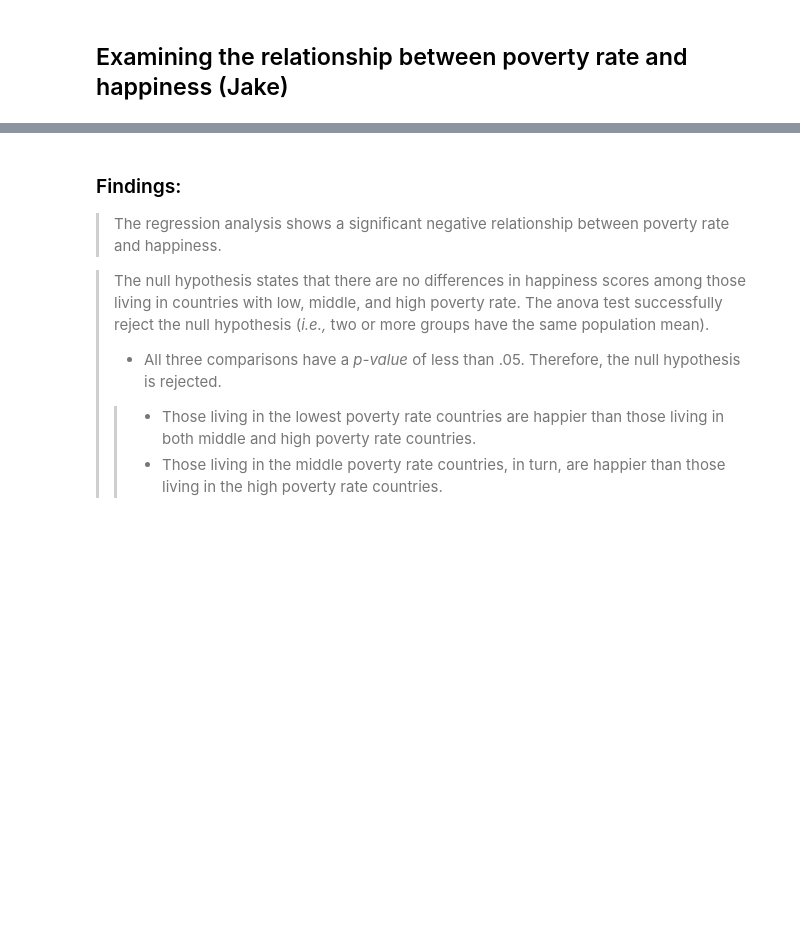
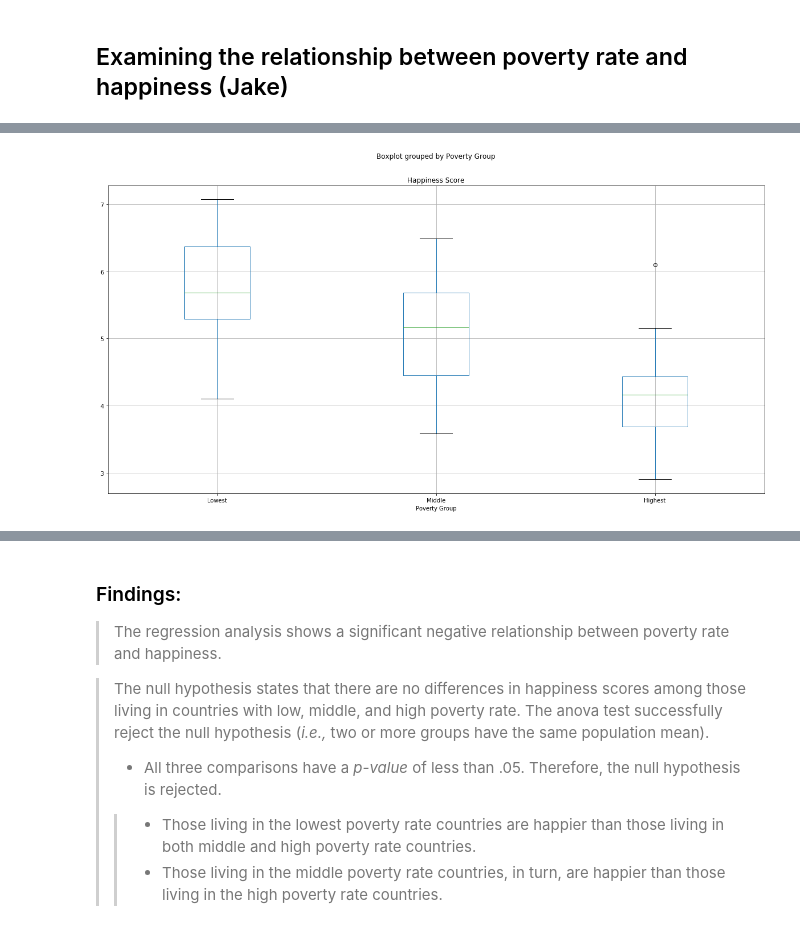
Before and after one commit to jakeportra/Project_1_World_Happiness, a Jupyter notebook: world_happiness.ipynb, the cells around one changed output, grey strips where cells are left out. Drawn from its saved outputs; the diff is of its cells as text; code cells hidden in the pictures; blank space fills up the shorter version.

Commit message:
changed poverty_groups to Poverty Group

```diff
--- a/world_happiness.ipynb
+++ b/world_happiness.ipynb
@@ -465,11 +541,11 @@ plt.show()
 # %%
 # Categorizing poverty into terciles (3 groups)
 poverty_grps = ['Lowest', 'Middle', 'Highest']
-poverty_df['poverty_groups'] = pd.qcut(poverty_df["Poverty Rate"],
+poverty_df['Poverty Group'] = pd.qcut(poverty_df["Poverty Rate"],
                               q=[0, 1/3, 2/3, 1],
                               labels=poverty_grps)
 
 # computing the mean happiness score by annual leave groups
-poverty_data = poverty_df.groupby('poverty_groups')
+poverty_data = poverty_df.groupby('Poverty Group')
 poverty_data = poverty_data.mean()
 poverty_data
@@ -476,11 +558,13 @@ poverty_data
 # %%
 # running anova test
-lowest_poverty = poverty_df[poverty_df["poverty_groups"] == 'Lowest']["Happiness Score"]
-middle_poverty = poverty_df[poverty_df["poverty_groups"] == 'Middle']["Happiness Score"]
-highest_poverty = poverty_df[poverty_df["poverty_groups"] == 'Highest']["Happiness Score"]
+lowest_poverty = poverty_df[poverty_df["Poverty Group"] == 'Lowest']["Happiness Score"]
+middle_poverty = poverty_df[poverty_df["Poverty Group"] == 'Middle']["Happiness Score"]
+highest_poverty = poverty_df[poverty_df["Poverty Group"] == 'Highest']["Happiness Score"]
 
 # Create a boxplot to compare means
-poverty_df.boxplot("Happiness Score", by="poverty_groups", figsize=(20, 10));
+poverty_df.boxplot("Happiness Score", by="Poverty Group", figsize=(20, 10));
+# %% [output]
+[figure, added]
 # %%
 # run statistical testing (anova)
 stats.f_oneway(lowest_poverty, middle_poverty, highest_poverty)
```
Also changed, not shown: parts of 11 cells of this notebook.
